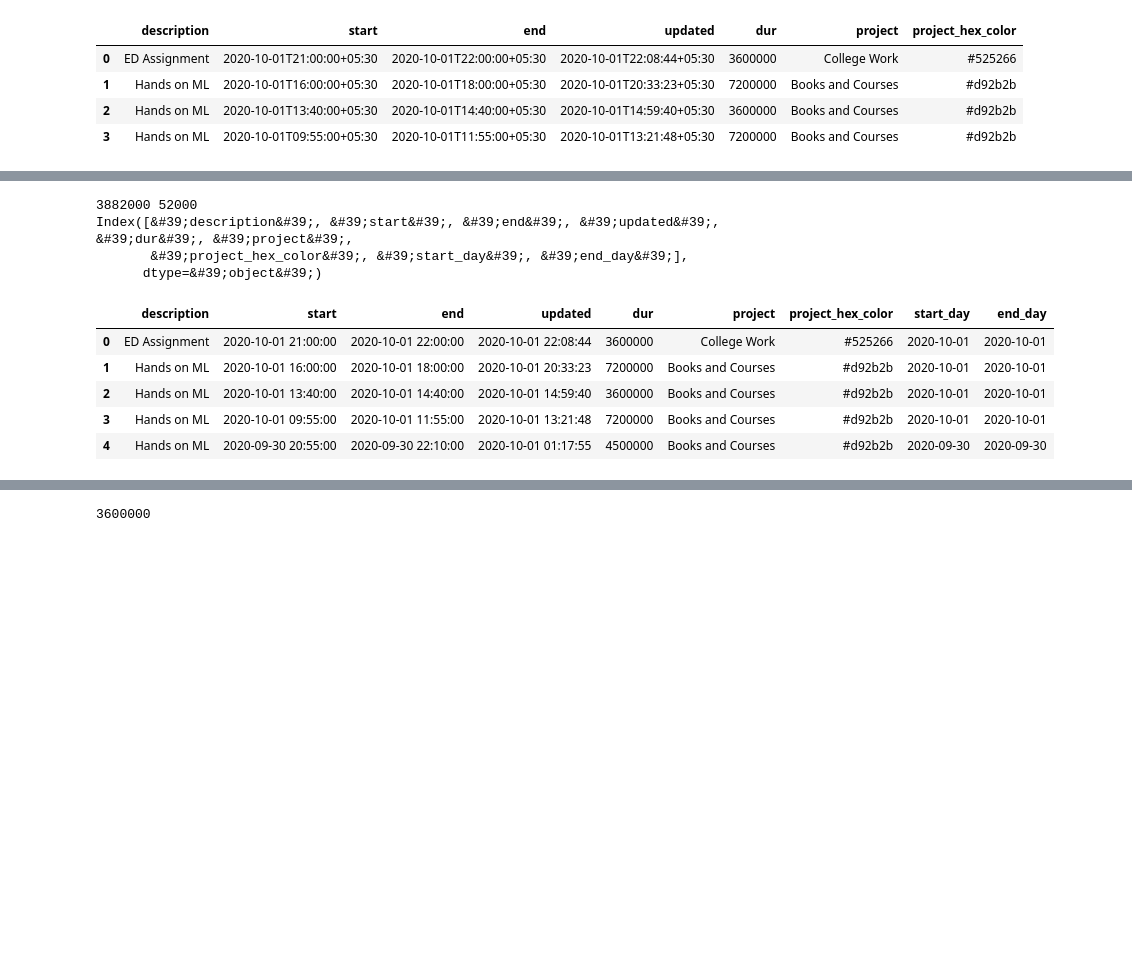
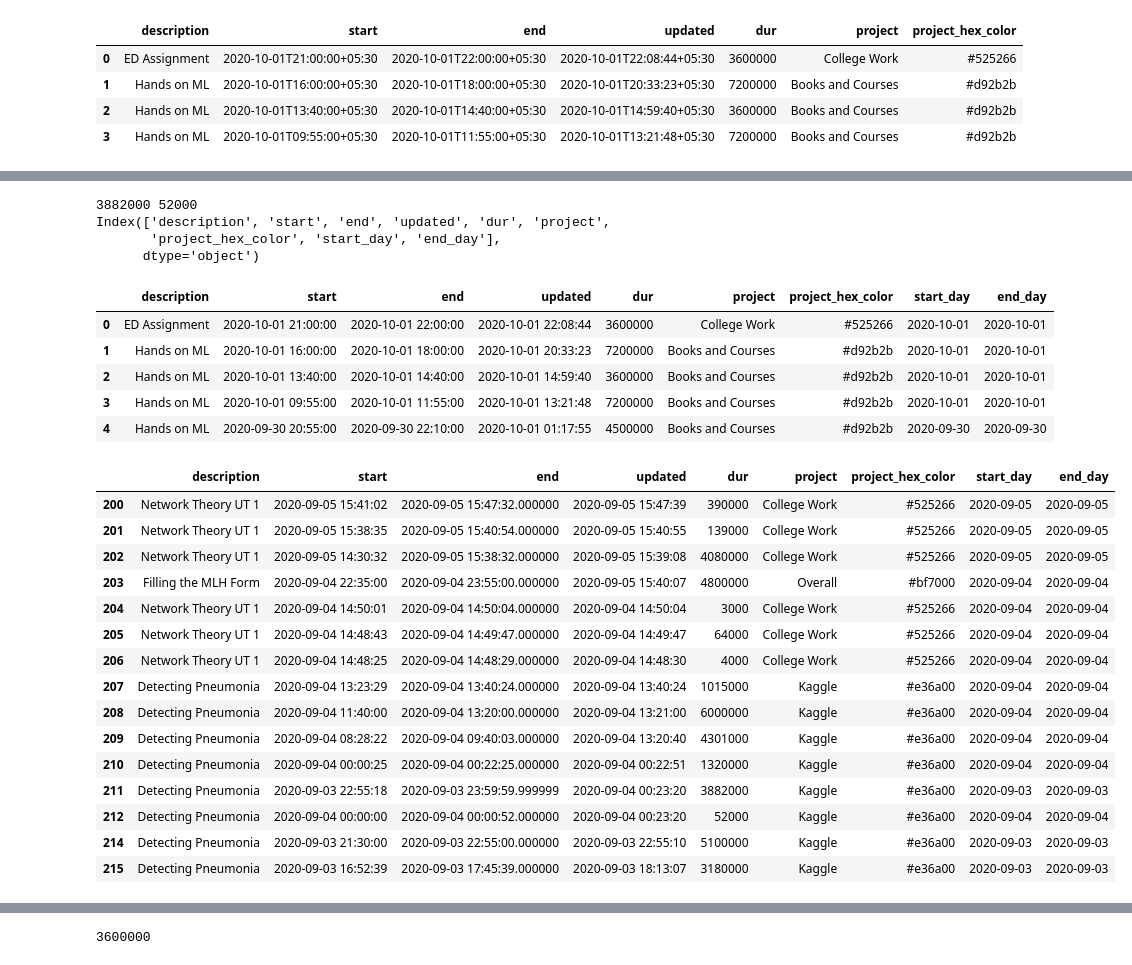
Before and after one commit to atharva-2001/Toggl-Dashboard, a Jupyter notebook: api_test.ipynb, the cells around one changed output, grey strips where cells are left out. Cells and saved outputs as stored; diff of their text form; code cells hidden in the pictures; blank space fills up the shorter version.

```diff
--- a/api_test.ipynb
+++ b/api_test.ipynb
@@ -101,18 +105,37 @@ def get_processed_df(df):
         tmp = pd.DataFrame(np.insert(tmp.values, item[0]+1,values = list(item[2].values()), axis = 0 ))
         tmp.drop(item[0] + 2, inplace = True)
     tmp.columns = df.columns
-    return df
+    return df, tmp
 # %%
-return_df = get_processed_df(df)
+return_df, tmp = get_processed_df(df)
 return_df.head()
 # %% [output]
 3882000 52000
-Index([&#39;description&#39;, &#39;start&#39;, &#39;end&#39;, &#39;updated&#39;, &#39;dur&#39;, &#39;project&#39;,
-       &#39;project_hex_color&#39;, &#39;start_day&#39;, &#39;end_day&#39;],
-      dtype=&#39;object&#39;)
+Index(['description', 'start', 'end', 'updated', 'dur', 'project',
+       'project_hex_color', 'start_day', 'end_day'],
+      dtype='object')
 |  | description | start | end | updated | dur | project | project_hex_color | start_day | end_day |
 | 0 | ED Assignment | 2020-10-01 21:00:00 | 2020-10-01 22:00:00 | 2020-10-01 22:08:44 | 3600000 | College Work | #525266 | 2020-10-01 | 2020-10-01 |
 | 1 | Hands on ML | 2020-10-01 16:00:00 | 2020-10-01 18:00:00 | 2020-10-01 20:33:23 | 7200000 | Books and Courses | #d92b2b | 2020-10-01 | 2020-10-01 |
 | 2 | Hands on ML | 2020-10-01 13:40:00 | 2020-10-01 14:40:00 | 2020-10-01 14:59:40 | 3600000 | Books and Courses | #d92b2b | 2020-10-01 | 2020-10-01 |
 | 3 | Hands on ML | 2020-10-01 09:55:00 | 2020-10-01 11:55:00 | 2020-10-01 13:21:48 | 7200000 | Books and Courses | #d92b2b | 2020-10-01 | 2020-10-01 |
 | 4 | Hands on ML | 2020-09-30 20:55:00 | 2020-09-30 22:10:00 | 2020-10-01 01:17:55 | 4500000 | Books and Courses | #d92b2b | 2020-09-30 | 2020-09-30 |
+# %%
+tmp[200:215]
+# %% [output]
+|  | description | start | end | updated | dur | project | project_hex_color | start_day | end_day |
+| 200 | Network Theory UT 1 | 2020-09-05 15:41:02 | 2020-09-05 15:47:32.000000 | 2020-09-05 15:47:39 | 390000 | College Work | #525266 | 2020-09-05 | 2020-09-05 |
+| 201 | Network Theory UT 1 | 2020-09-05 15:38:35 | 2020-09-05 15:40:54.000000 | 2020-09-05 15:40:55 | 139000 | College Work | #525266 | 2020-09-05 | 2020-09-05 |
+| 202 | Network Theory UT 1 | 2020-09-05 14:30:32 | 2020-09-05 15:38:32.000000 | 2020-09-05 15:39:08 | 4080000 | College Work | #525266 | 2020-09-05 | 2020-09-05 |
+| 203 | Filling the MLH Form | 2020-09-04 22:35:00 | 2020-09-04 23:55:00.000000 | 2020-09-05 15:40:07 | 4800000 | Overall | #bf7000 | 2020-09-04 | 2020-09-04 |
+| 204 | Network Theory UT 1 | 2020-09-04 14:50:01 | 2020-09-04 14:50:04.000000 | 2020-09-04 14:50:04 | 3000 | College Work | #525266 | 2020-09-04 | 2020-09-04 |
+| 205 | Network Theory UT 1 | 2020-09-04 14:48:43 | 2020-09-04 14:49:47.000000 | 2020-09-04 14:49:47 | 64000 | College Work | #525266 | 2020-09-04 | 2020-09-04 |
+| 206 | Network Theory UT 1 | 2020-09-04 14:48:25 | 2020-09-04 14:48:29.000000 | 2020-09-04 14:48:30 | 4000 | College Work | #525266 | 2020-09-04 | 2020-09-04 |
+| 207 | Detecting Pneumonia | 2020-09-04 13:23:29 | 2020-09-04 13:40:24.000000 | 2020-09-04 13:40:24 | 1015000 | Kaggle | #e36a00 | 2020-09-04 | 2020-09-04 |
+| 208 | Detecting Pneumonia | 2020-09-04 11:40:00 | 2020-09-04 13:20:00.000000 | 2020-09-04 13:21:00 | 6000000 | Kaggle | #e36a00 | 2020-09-04 | 2020-09-04 |
+| 209 | Detecting Pneumonia | 2020-09-04 08:28:22 | 2020-09-04 09:40:03.000000 | 2020-09-04 13:20:40 | 4301000 | Kaggle | #e36a00 | 2020-09-04 | 2020-09-04 |
+| 210 | Detecting Pneumonia | 2020-09-04 00:00:25 | 2020-09-04 00:22:25.000000 | 2020-09-04 00:22:51 | 1320000 | Kaggle | #e36a00 | 2020-09-04 | 2020-09-04 |
+| 211 | Detecting Pneumonia | 2020-09-03 22:55:18 | 2020-09-03 23:59:59.999999 | 2020-09-04 00:23:20 | 3882000 | Kaggle | #e36a00 | 2020-09-03 | 2020-09-03 |
+| 212 | Detecting Pneumonia | 2020-09-04 00:00:00 | 2020-09-04 00:00:52.000000 | 2020-09-04 00:23:20 | 52000 | Kaggle | #e36a00 | 2020-09-04 | 2020-09-04 |
+| 214 | Detecting Pneumonia | 2020-09-03 21:30:00 | 2020-09-03 22:55:00.000000 | 2020-09-03 22:55:10 | 5100000 | Kaggle | #e36a00 | 2020-09-03 | 2020-09-03 |
+| 215 | Detecting Pneumonia | 2020-09-03 16:52:39 | 2020-09-03 17:45:39.000000 | 2020-09-03 18:13:07 | 3180000 | Kaggle | #e36a00 | 2020-09-03 | 2020-09-03 |
```
Also changed, not shown: parts of 3 cells of this notebook, 2 other files.
